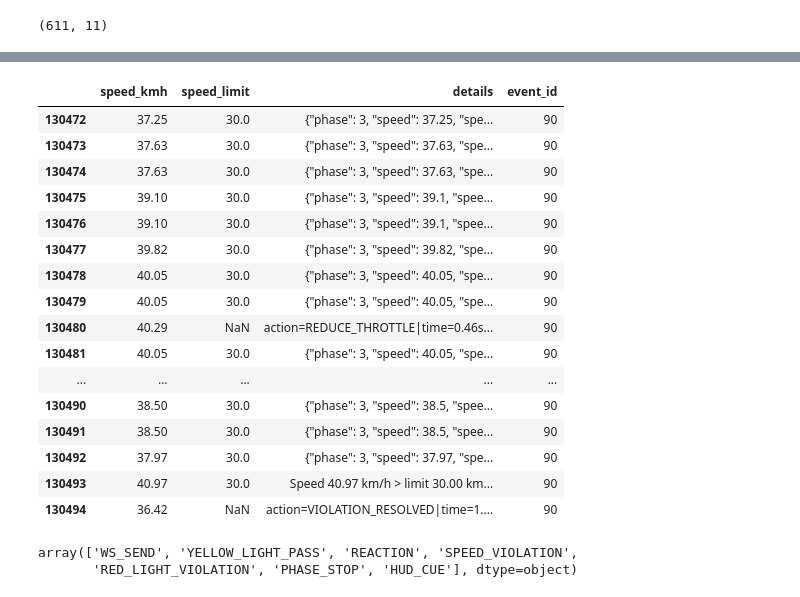
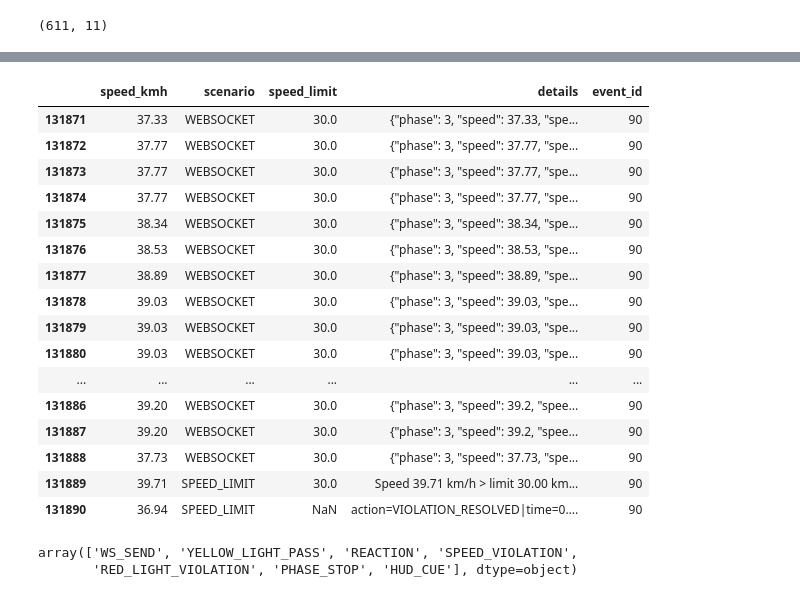
Before and after one commit to KeirAAAlcantara/SimAnalysis, a Jupyter notebook: SimData.ipynb, the cells around one changed output, grey strips where cells are left out. Cells and saved outputs as stored; diff of their text form; code cells hidden in the pictures.

```diff
--- a/SimData.ipynb
+++ b/SimData.ipynb
@@ -193,7 +193,10 @@ array([30., nan, 90., 60.])
 # %%
 # detect patterns
 df_simulation["overspeed"] = df_simulation["details"].str.contains('"overspeed": true', na=False)
-df_simulation["reduce_throttle"] = df_simulation["details"].str.contains("REDUCE_THROTTLE", na=False)
+df_simulation["reduce_throttle"] = (
+    (df_simulation["details"].str.contains("REDUCE_THROTTLE", na=False)) &
+    (df_simulation["scenario"] == "SPEED_LIMIT")
+)
 df_simulation["resolved"] = df_simulation["details"].str.contains("VIOLATION_RESOLVED", na=False)
 
 active = False
@@ -205,17 +208,18 @@ for overspeed, reduce_throttle, resolved in zip(
         df_simulation["reduce_throttle"],
         df_simulation["resolved"]):
 
-    # start condition
+    # start condition: active = False AND reduce_throttle OR overspeed
     if not active and (reduce_throttle or overspeed):
         active = True
-        event_id += 1
+        event_id += 1  # increment event_id for each new event
 
+    # assign event_id if active
     if active:
         event_ids.append(event_id)
     else:
         event_ids.append(0)
 
-    # end condition
+    # end condition: resolved → stop counting
     if resolved:
         active = False
 
@@ -276,25 +317,25 @@ event_id
 dtype: int64
 # %%
 # checking lang if action = slow down and action = resolved has same event_id
-df_simulation.loc[df_simulation["event_id"] == 90, ["speed_kmh", "speed_limit", "details", "event_id"]]
+df_simulation.loc[df_simulation["event_id"] == 90, ["speed_kmh","scenario", "speed_limit", "details", "event_id"]]
 # %% [output]
-|  | speed_kmh | speed_limit | details | event_id |
-| 130472 | 37.25 | 30.0 | {"phase": 3, "speed": 37.25, "spe... | 90 |
-| 130473 | 37.63 | 30.0 | {"phase": 3, "speed": 37.63, "spe... | 90 |
-| 130474 | 37.63 | 30.0 | {"phase": 3, "speed": 37.63, "spe... | 90 |
-| 130475 | 39.10 | 30.0 | {"phase": 3, "speed": 39.1, "spee... | 90 |
-| 130476 | 39.10 | 30.0 | {"phase": 3, "speed": 39.1, "spee... | 90 |
-| 130477 | 39.82 | 30.0 | {"phase": 3, "speed": 39.82, "spe... | 90 |
-| 130478 | 40.05 | 30.0 | {"phase": 3, "speed": 40.05, "spe... | 90 |
-| 130479 | 40.05 | 30.0 | {"phase": 3, "speed": 40.05, "spe... | 90 |
-| 130480 | 40.29 | NaN | action=REDUCE_THROTTLE|time=0.46s... | 90 |
-| 130481 | 40.05 | 30.0 | {"phase": 3, "speed": 40.05, "spe... | 90 |
-| ... | ... | ... | ... | ... |
-| 130490 | 38.50 | 30.0 | {"phase": 3, "speed": 38.5, "spee... | 90 |
-| 130491 | 38.50 | 30.0 | {"phase": 3, "speed": 38.5, "spee... | 90 |
-| 130492 | 37.97 | 30.0 | {"phase": 3, "speed": 37.97, "spe... | 90 |
-| 130493 | 40.97 | 30.0 | Speed 40.97 km/h > limit 30.00 km... | 90 |
-| 130494 | 36.42 | NaN | action=VIOLATION_RESOLVED|time=1.... | 90 |
+|  | speed_kmh | scenario | speed_limit | details | event_id |
+| 131871 | 37.33 | WEBSOCKET | 30.0 | {"phase": 3, "speed": 37.33, "spe... | 90 |
+| 131872 | 37.77 | WEBSOCKET | 30.0 | {"phase": 3, "speed": 37.77, "spe... | 90 |
+| 131873 | 37.77 | WEBSOCKET | 30.0 | {"phase": 3, "speed": 37.77, "spe... | 90 |
+| 131874 | 37.77 | WEBSOCKET | 30.0 | {"phase": 3, "speed": 37.77, "spe... | 90 |
+| 131875 | 38.34 | WEBSOCKET | 30.0 | {"phase": 3, "speed": 38.34, "spe... | 90 |
+| 131876 | 38.53 | WEBSOCKET | 30.0 | {"phase": 3, "speed": 38.53, "spe... | 90 |
+| 131877 | 38.89 | WEBSOCKET | 30.0 | {"phase": 3, "speed": 38.89, "spe... | 90 |
+| 131878 | 39.03 | WEBSOCKET | 30.0 | {"phase": 3, "speed": 39.03, "spe... | 90 |
+| 131879 | 39.03 | WEBSOCKET | 30.0 | {"phase": 3, "speed": 39.03, "spe... | 90 |
+| 131880 | 39.03 | WEBSOCKET | 30.0 | {"phase": 3, "speed": 39.03, "spe... | 90 |
+| ... | ... | ... | ... | ... | ... |
+| 131886 | 39.20 | WEBSOCKET | 30.0 | {"phase": 3, "speed": 39.2, "spee... | 90 |
+| 131887 | 39.20 | WEBSOCKET | 30.0 | {"phase": 3, "speed": 39.2, "spee... | 90 |
+| 131888 | 37.73 | WEBSOCKET | 30.0 | {"phase": 3, "speed": 37.73, "spe... | 90 |
+| 131889 | 39.71 | SPEED_LIMIT | 30.0 | Speed 39.71 km/h > limit 30.00 km... | 90 |
+| 131890 | 36.94 | SPEED_LIMIT | NaN | action=VIOLATION_RESOLVED|time=0.... | 90 |
 # %%
 df_simulation['event'].unique()
 # %% [output]
```
Also changed, not shown: parts of 5 cells of this notebook.
